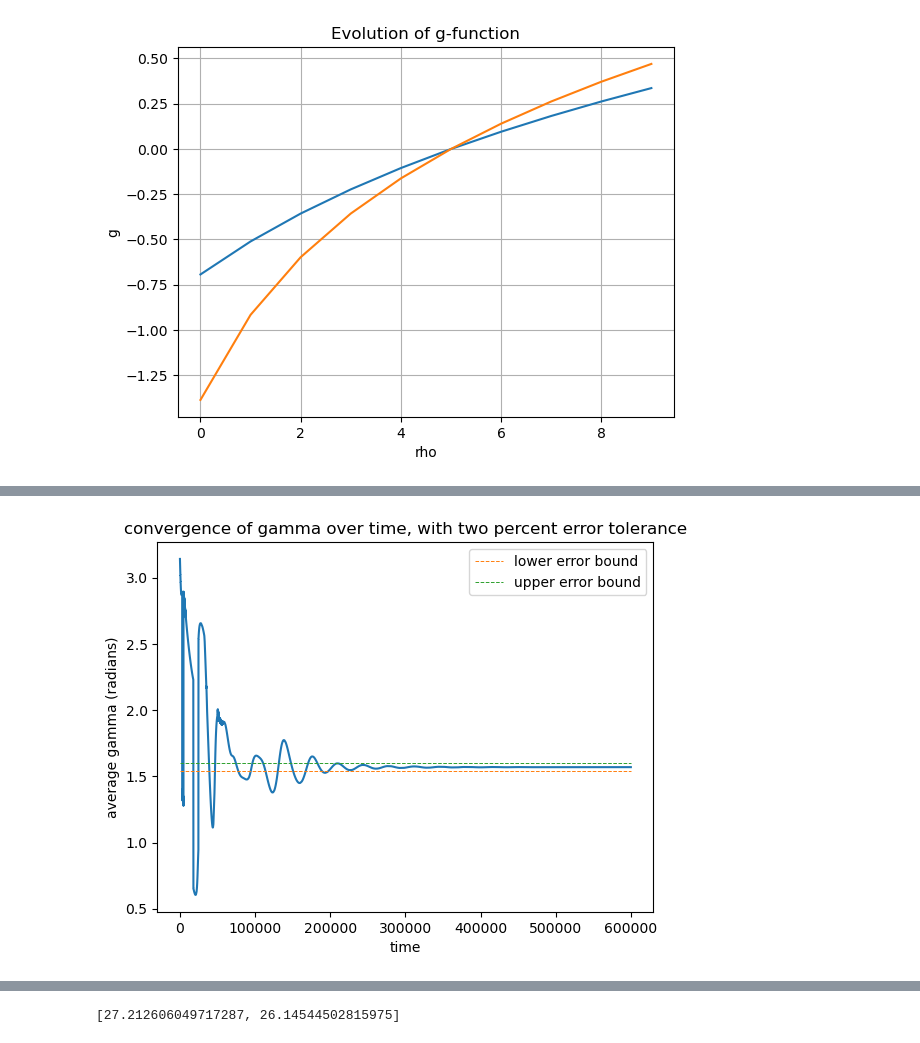
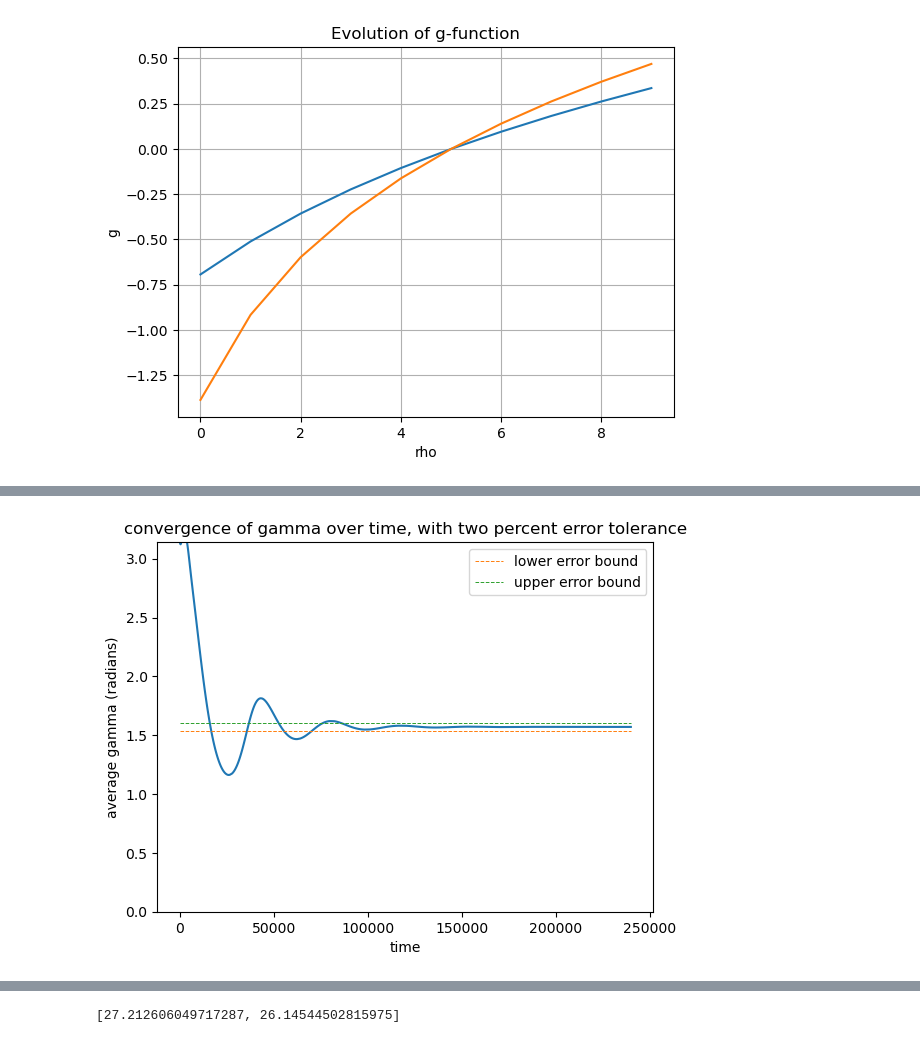
Before and after one commit to kiredoo/crazyflie-basics, a Jupyter notebook: cyclic_persuit_simulation/cyclic.ipynb, the cells around one changed output, grey strips where cells are left out. Drawn from its saved outputs; the diff is of its cells as text; code cells hidden in the pictures.

```diff
--- a/cyclic_persuit_simulation/cyclic.ipynb
+++ b/cyclic_persuit_simulation/cyclic.ipynb
@@ -106,11 +203,7 @@ plt.show()
 [figure]
 # %%
 
-def g_function2(rho_e,c,rho_o):
-    g1 = np.log((((c-1)*rho_e) + rho_o)/(c*rho_o))
-    if (rho_e<0.000000001):
-        g1 = 0
-    return g1
+
 def g_function(xb,xv,c,rho_o):
     rho_v = np.array(xb) - np.array(xv)
     rho = np.linalg.norm(rho_v)
@@ -158,7 +251,7 @@ def u_t_j(xv,xb,heading):
     #print(np.rad2deg(gamma))
     alphaj = alpha_d(gamma,np.pi)
 
-    gj = g_function(xb,xv,cj,d_0*4)
+    gj = g_function(xb,xv,cj,d_0)
 
     u = kj*gj*alphaj
     if dist(xv,xb) < 0.2:
@@ -263,7 +356,7 @@ n = 4
 traj = [x0]
 x = x0
 t = 0
-T = 1500
+T = 3000
 global counter
 counter = 0
 
@@ -377,22 +488,23 @@ plt.show()
 # %%
 #plots average gamma vs time
 bound_gamma = [np.pi/2 + np.pi/2 * tol, np.pi/2 - np.pi/2 * tol]
 gamma_save = np.array(gamma_save)
 avg_gamma = np.empty([gamma_save.shape[0],1])
 
 for i in range(gamma_save.shape[0]):
     avg_gamma[i] = np.average(gamma_save[i,:])
 plt.plot(avg_gamma)
-plt.plot([0, 600000],[bound_gamma[1],bound_gamma[1]], linestyle = '--', linewidth = 0.7, label = 'lower error bound')
-plt.plot([0, 600000],[bound_gamma[0],bound_gamma[0]], linestyle = '--', linewidth = 0.7, label = 'upper error bound')
+plt.plot([0, len(avg_gamma)],[bound_gamma[1],bound_gamma[1]], linestyle = '--', linewidth = 0.7, label = 'lower error bound')
+plt.plot([0, len(avg_gamma)],[bound_gamma[0],bound_gamma[0]], linestyle = '--', linewidth = 0.7, label = 'upper error bound')
 plt.xlabel('time')
 plt.ylabel('average gamma (radians)')
 ax = plt.gca()
+ax.set_ylim(0,np.pi)
 ax.legend()
 ax.set_title('convergence of gamma over time, with two percent error tolerance')
 plt.show()
 # %% [output]
-[figure, old version]
+[figure, new version]
 # %%
 np.array(theta_dot_save).shape
 Error_percent[-1]
```
Also changed, not shown: parts of 9 cells of this notebook.
